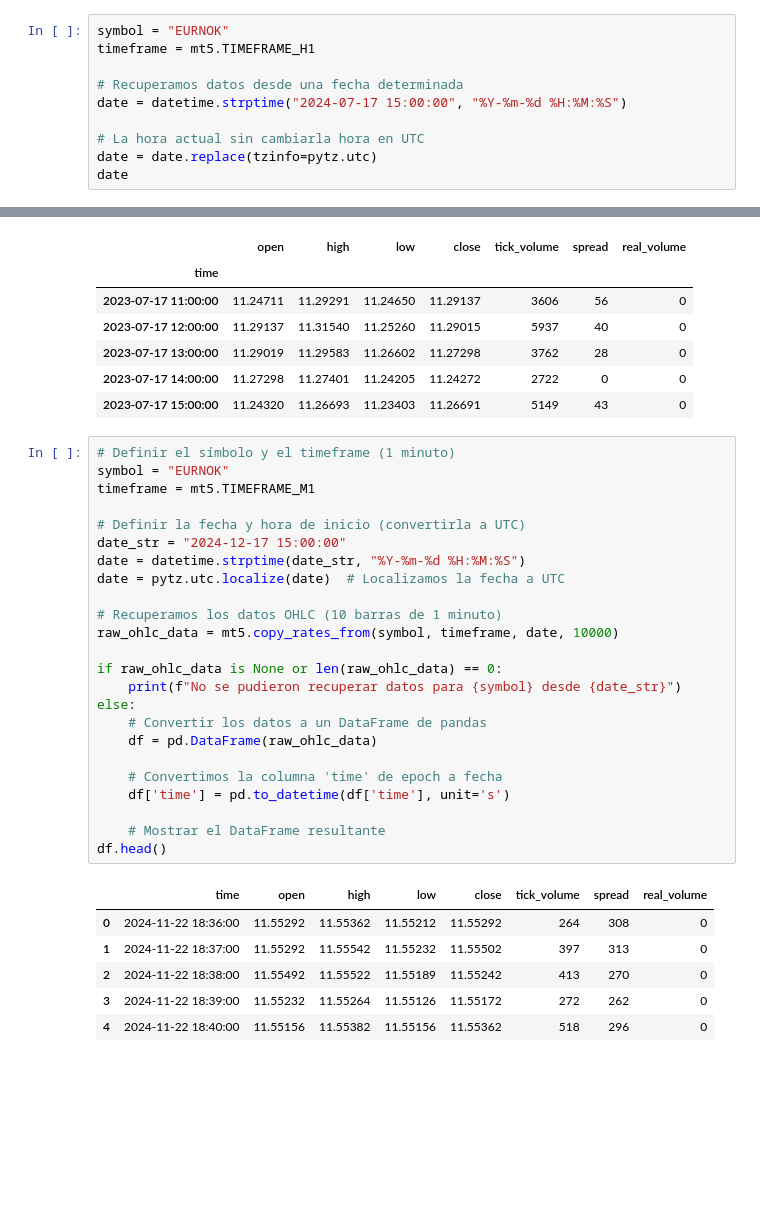
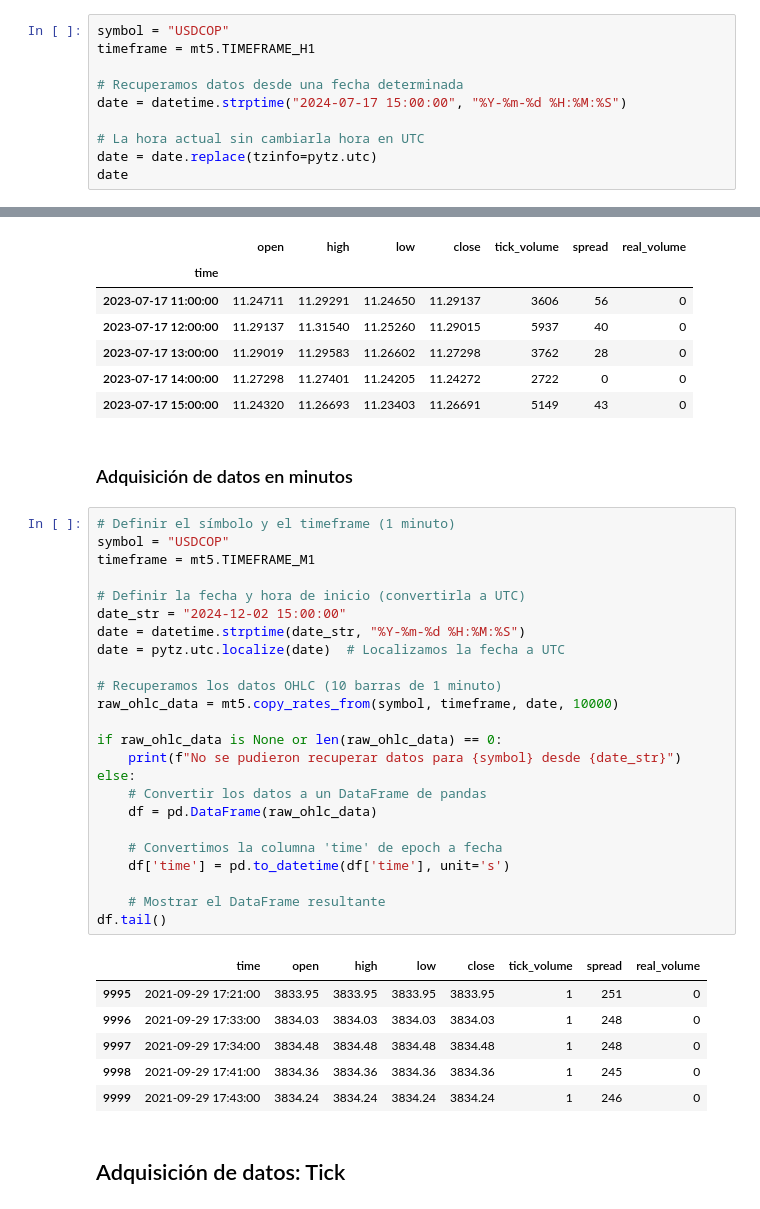
Before and after one commit to JavierVaronBueno/mt5-api-connecction, a Jupyter notebook: mt5APIConnection.ipynb, the cells around one changed output, grey strips where cells are left out. Cells and saved outputs as stored; diff of their text form; blank space fills up the shorter version.

Commit message:
Minute data acquisition and Tick data acquisition

```diff
--- a/mt5APIConnection.ipynb
+++ b/mt5APIConnection.ipynb
@@ -137,7 +149,7 @@ tick.ask
 from datetime import datetime
 import pytz
 # %%
-symbol = "EURNOK"
+symbol = "USDCOP"
 timeframe = mt5.TIMEFRAME_H1
 
 # Recuperamos datos desde una fecha determinada
@@ -219,34 +231,38 @@ df.tail()
 | 2023-07-17 13:00:00 | 11.29019 | 11.29583 | 11.26602 | 11.27298 | 3762 | 28 | 0 |
 | 2023-07-17 14:00:00 | 11.27298 | 11.27401 | 11.24205 | 11.24272 | 2722 | 0 | 0 |
 | 2023-07-17 15:00:00 | 11.24320 | 11.26693 | 11.23403 | 11.26691 | 5149 | 43 | 0 |
+# %% [markdown]
+### Adquisición de datos en minutos
 # %%
 # Definir el símbolo y el timeframe (1 minuto)
-symbol = "EURNOK"
+symbol = "USDCOP"
 timeframe = mt5.TIMEFRAME_M1
 
 # Definir la fecha y hora de inicio (convertirla a UTC)
-date_str = "2024-12-17 15:00:00"
+date_str = "2024-12-02 15:00:00"
 date = datetime.strptime(date_str, "%Y-%m-%d %H:%M:%S")
 date = pytz.utc.localize(date)  # Localizamos la fecha a UTC
 
 # Recuperamos los datos OHLC (10 barras de 1 minuto)
 raw_ohlc_data = mt5.copy_rates_from(symbol, timeframe, date, 10000)
 
 if raw_ohlc_data is None or len(raw_ohlc_data) == 0:
     print(f"No se pudieron recuperar datos para {symbol} desde {date_str}")
 else:
     # Convertir los datos a un DataFrame de pandas
     df = pd.DataFrame(raw_ohlc_data)
 
     # Convertimos la columna 'time' de epoch a fecha
     df['time'] = pd.to_datetime(df['time'], unit='s')
 
     # Mostrar el DataFrame resultante
-df.head()
+df.tail()
 # %% [output]
 |  | time | open | high | low | close | tick_volume | spread | real_volume |
-| 0 | 2024-11-22 18:36:00 | 11.55292 | 11.55362 | 11.55212 | 11.55292 | 264 | 308 | 0 |
-| 1 | 2024-11-22 18:37:00 | 11.55292 | 11.55542 | 11.55232 | 11.55502 | 397 | 313 | 0 |
-| 2 | 2024-11-22 18:38:00 | 11.55492 | 11.55522 | 11.55189 | 11.55242 | 413 | 270 | 0 |
-| 3 | 2024-11-22 18:39:00 | 11.55232 | 11.55264 | 11.55126 | 11.55172 | 272 | 262 | 0 |
-| 4 | 2024-11-22 18:40:00 | 11.55156 | 11.55382 | 11.55156 | 11.55362 | 518 | 296 | 0 |
+| 9995 | 2021-09-29 17:21:00 | 3833.95 | 3833.95 | 3833.95 | 3833.95 | 1 | 251 | 0 |
+| 9996 | 2021-09-29 17:33:00 | 3834.03 | 3834.03 | 3834.03 | 3834.03 | 1 | 248 | 0 |
+| 9997 | 2021-09-29 17:34:00 | 3834.48 | 3834.48 | 3834.48 | 3834.48 | 1 | 248 | 0 |
+| 9998 | 2021-09-29 17:41:00 | 3834.36 | 3834.36 | 3834.36 | 3834.36 | 1 | 245 | 0 |
+| 9999 | 2021-09-29 17:43:00 | 3834.24 | 3834.24 | 3834.24 | 3834.24 | 1 | 246 | 0 |
+# %% [markdown]
+## Adquisición de datos: Tick
```
Also changed, not shown: parts of 11 cells of this notebook.
